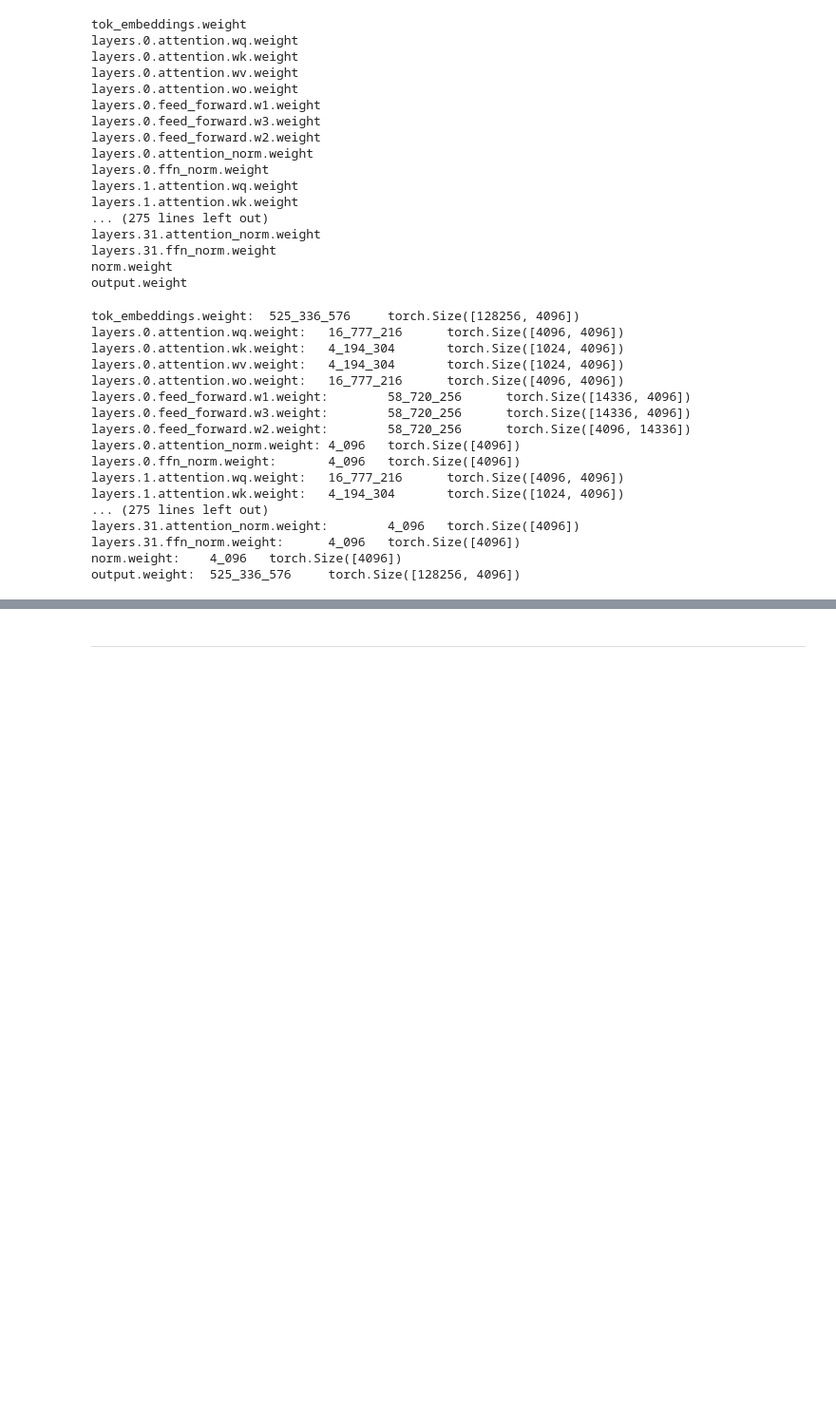
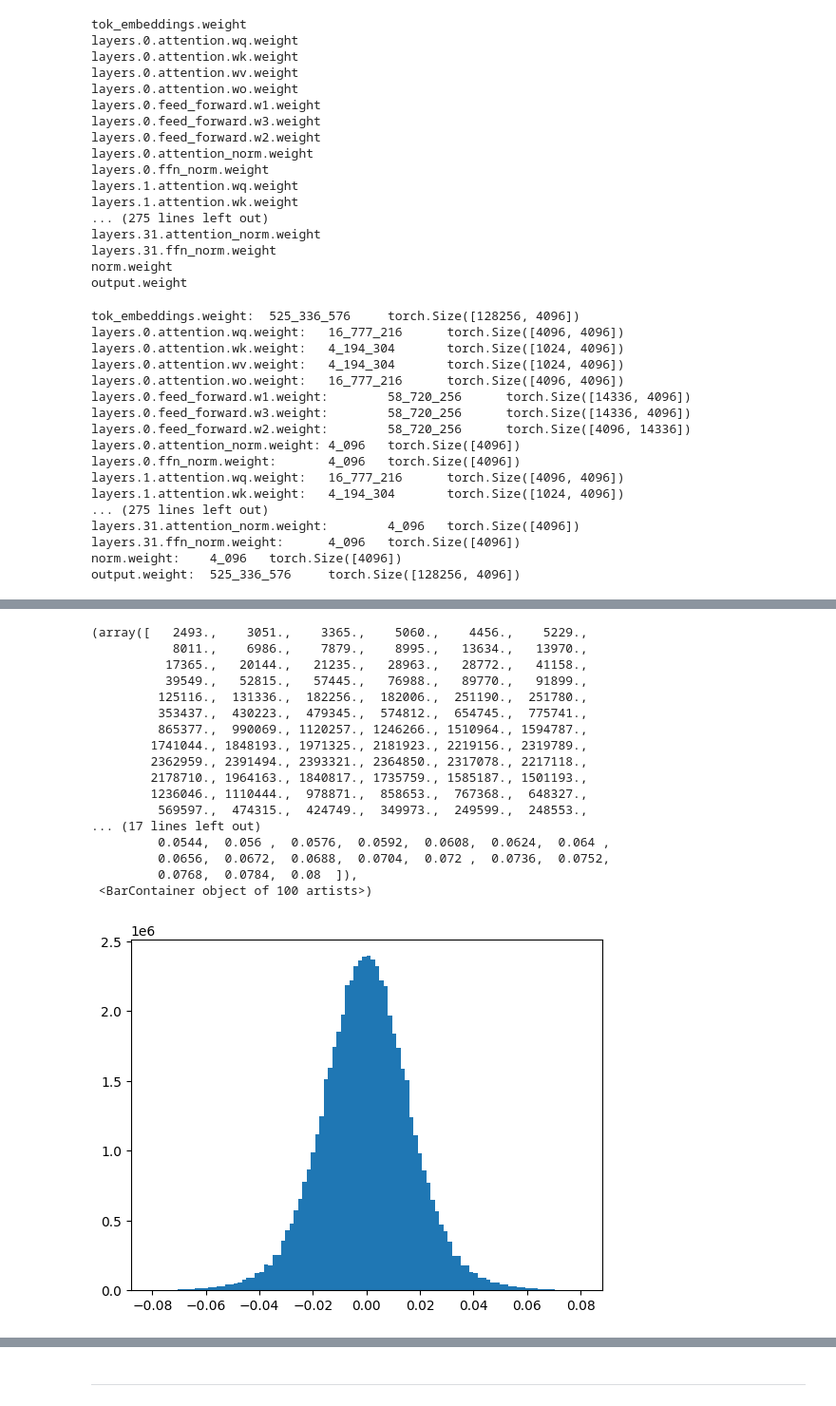
Before and after one commit to Creative-Emporium/llama33333333, a Jupyter notebook: test_weights.ipynb, the cells around one changed output, grey strips where cells are left out. Shown at 95% size. Drawn from its saved outputs; the diff is of its cells as text; code cells hidden in the pictures; blank space fills up the shorter version.

```diff
--- a/test_weights.ipynb
+++ b/test_weights.ipynb
@@ -64,0 +96,21 @@ output.weight:  525_336_576     torch.Size([128256, 4096])
+# %%
+plt.hist(x=model_dict['layers.31.feed_forward.w1.weight'].flatten().float(), bins=100, range=(-0.08, 0.08))
+# %% [output]
+(array([   2493.,    3051.,    3365.,    5060.,    4456.,    5229.,
+           8011.,    6986.,    7879.,    8995.,   13634.,   13970.,
+          17365.,   20144.,   21235.,   28963.,   28772.,   41158.,
+          39549.,   52815.,   57445.,   76988.,   89770.,   91899.,
+         125116.,  131336.,  182256.,  182006.,  251190.,  251780.,
+         353437.,  430223.,  479345.,  574812.,  654745.,  775741.,
+         865377.,  990069., 1120257., 1246266., 1510964., 1594787.,
+        1741044., 1848193., 1971325., 2181923., 2219156., 2319789.,
+        2362959., 2391494., 2393321., 2364850., 2317078., 2217118.,
+        2178710., 1964163., 1840817., 1735759., 1585187., 1501193.,
+        1236046., 1110444.,  978871.,  858653.,  767368.,  648327.,
+         569597.,  474315.,  424749.,  349973.,  249599.,  248553.,
+... (17 lines left out)
+         0.0544,  0.056 ,  0.0576,  0.0592,  0.0608,  0.0624,  0.064 ,
+         0.0656,  0.0672,  0.0688,  0.0704,  0.072 ,  0.0736,  0.0752,
+         0.0768,  0.0784,  0.08  ]),
+ <BarContainer object of 100 artists>)
+[figure, added]
```
Also changed, not shown: parts of 11 cells of this notebook.
